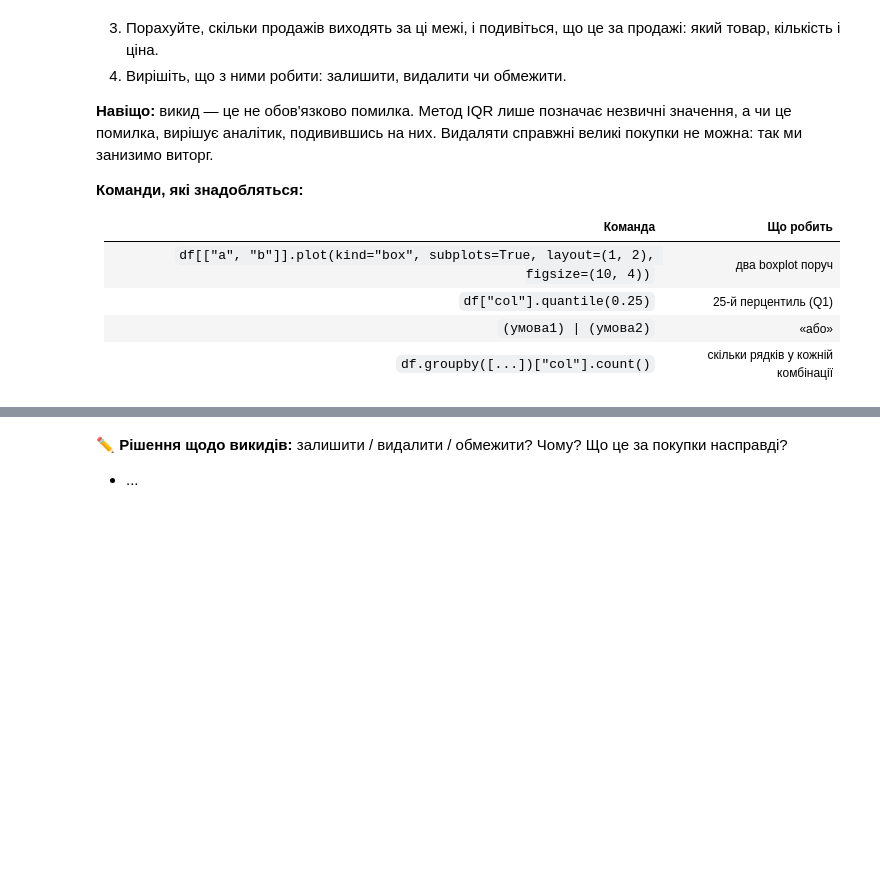
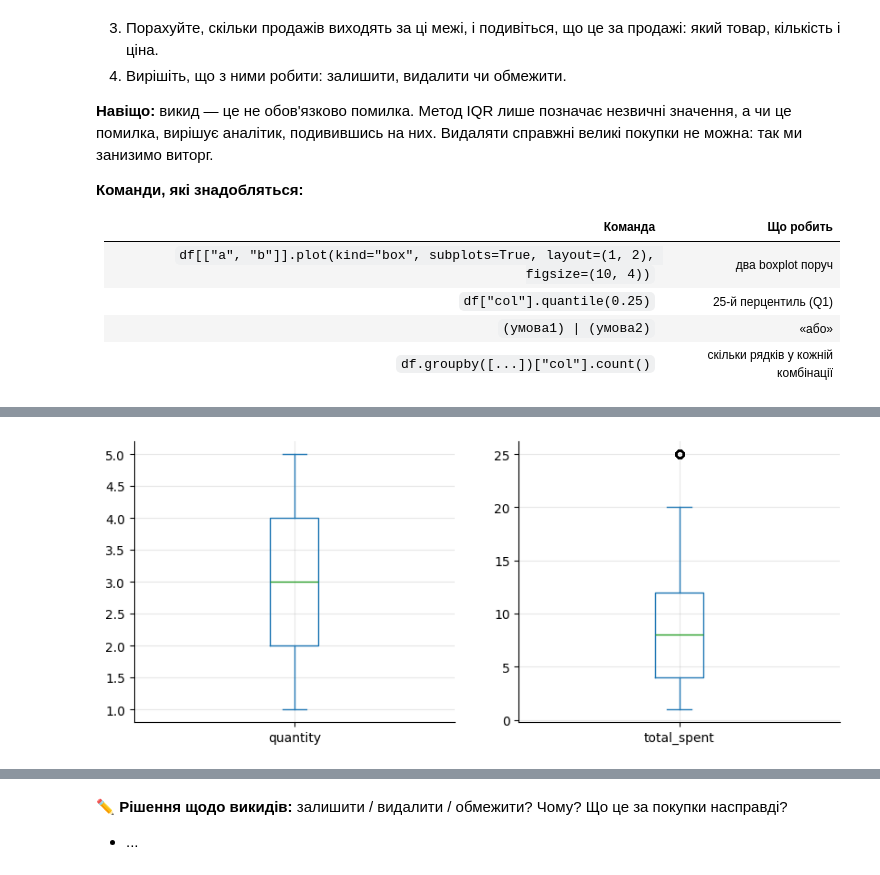
Before and after one commit to OleksandrKolesnichenko/cafe_sales_DTA26, a Jupyter notebook: notebooks/eda_cafe_sales.ipynb, the cells around one changed output, grey strips where cells are left out. Cells and saved outputs as stored; diff of their text form; code cells hidden in the pictures; blank space fills up the shorter version.

```diff
--- a/notebooks/eda_cafe_sales.ipynb
+++ b/notebooks/eda_cafe_sales.ipynb
@@ -1059,0 +1106,7 @@ days = {
+# %%
+# Ваш код тут
+df[["quantity", "total_spent"]].plot(kind="box", subplots=True, layout=(1, 2), figsize=(10, 4))
+
+plt.show()
+# %% [output]
+[figure, added]
```
Also changed, not shown: parts of 12 cells of this notebook.
